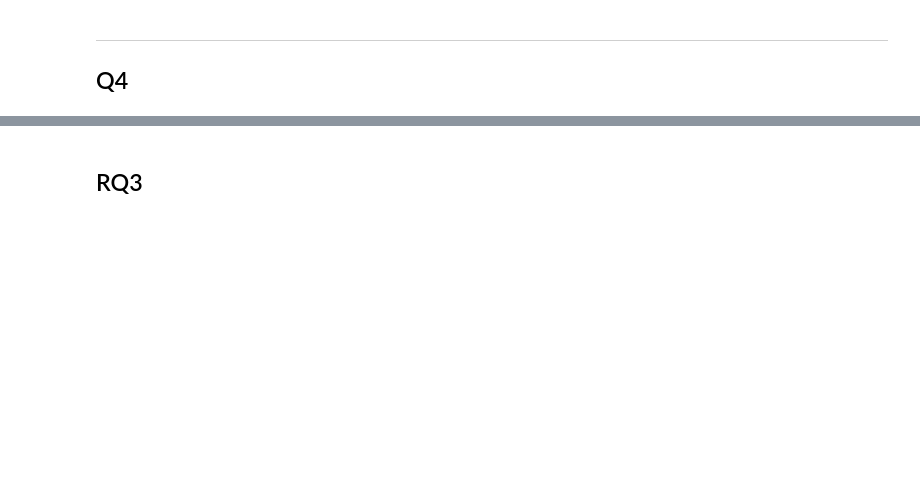
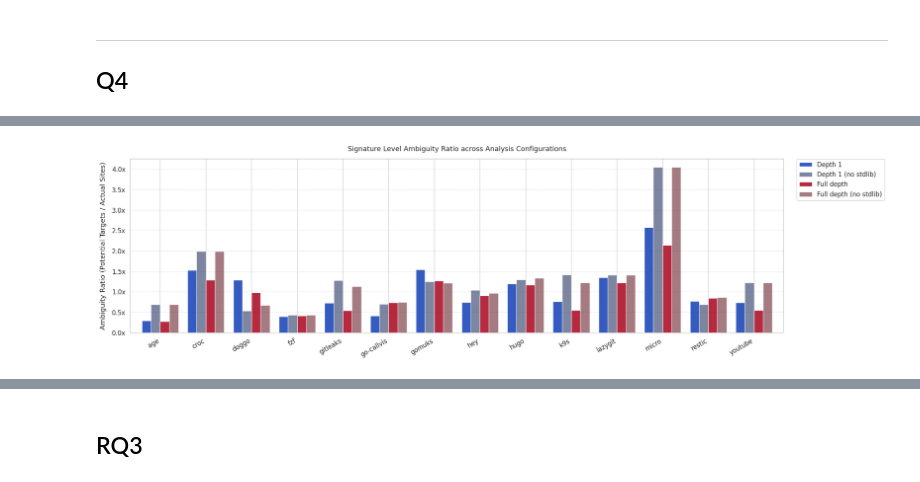
Before and after one commit to KeithFarrugia/go-callstat, a Jupyter notebook: Thesis_result_gatheringFinal.ipynb, the cells around one changed output, grey strips where cells are left out. Cells and saved outputs as stored; diff of their text form; code cells hidden in the pictures; blank space fills up the shorter version.

Commit message:
updated notebook- looks like an absolute mess

```diff
--- a/Thesis_result_gatheringFinal.ipynb
+++ b/Thesis_result_gatheringFinal.ipynb
@@ -496,24 +1034,40 @@ display(sig_agg.sort_values("ambiguity_ratio", ascending=False))
 # %%
-def plot_signature_ambiguity_linear(df_agg: pd.DataFrame):
-    # Using a linear scale, but perhaps plotting the ratio is cleaner to interpret
-    # if you really want raw counts, simply remove set_yscale("log")
-    ax = df_agg[["potentialTargets", "actualCallSites"]].sort_values("potentialTargets", ascending=False).plot(
-        kind="bar",
-        figsize=(12, 6),
-        width=0.8,
-        color=["#2A52BE", "#B21E35"],
-        alpha=0.9
+def plot_signature_ambiguity_all_cases(df: pd.DataFrame):
+    """Aggregates signature metrics by project and case, then plots the
+
+    resulting Ambiguity Ratio across all configurations with a top-centered legend.
+    """
+    # 1. Aggregate counts per project, per case
+    grouped = (
+        df.groupby(["project", "case"])[["potentialTargets", "actualCallSites"]]
+        .sum()
+        .reset_index()
     )
 
-    ax.set_title("RQ4 - Signature Level Ambiguity (Potential Targets vs Actual Indirect Call Sites)")
-    ax.set_ylabel("Count")
-    ax.set_xlabel("")
-    # Removed set_yscale("log") as requested
-    ax.set_xticklabels(df_agg.index, rotation=30, ha="right")
-    ax.legend(["Potential Targets", "Actual Call Sites"], framealpha=0.9)
+    # 2. Calculate the Ambiguity Ratio safely avoiding divide-by-zero warnings
+    grouped["ambiguity_ratio"] = grouped["potentialTargets"] / grouped[
+        "actualCallSites"
+    ].replace(0, np.nan)
 
-    plt.tight_layout()
-    plt.savefig("rq4_signature_metrics_linear.pdf", bbox_inches="tight")
-    plt.show()
+    # 3. Pivot data matrix so projects are rows and configurations are columns
+    pivot_df = (
+        grouped.pivot(index="project", columns="case", values="ambiguity_ratio")
+        .reindex(columns=CASE_ORDER)
+        .sort_index()
+    )  # Keep sorting matches consistent with SCI/ACR bar layouts
 
-plot_signature_ambiguity_linear(sig_agg)
+    # 4. Hand off to the absolute-centered horizontal core engine
+    render_grouped_distribution_plot(
+        pivot_df=pivot_df,
+        title="Signature Level Ambiguity Ratio across Analysis Configurations",
+        ylabel="Ambiguity Ratio (Potential Targets / Actual Sites)",
+        save_filename="rq4_signature_ambiguity_all_cases.pdf",
+        y_formatter=mticker.FormatStrFormatter("%.1fx"),
+        use_pandas_plot=True,
+    )
+
+
+# Execute the layout generator
+plot_signature_ambiguity_all_cases(ALL_SIG_DF)
+# %% [output]
+[figure, added]
```
Also changed, not shown: parts of 20 cells of this notebook.
